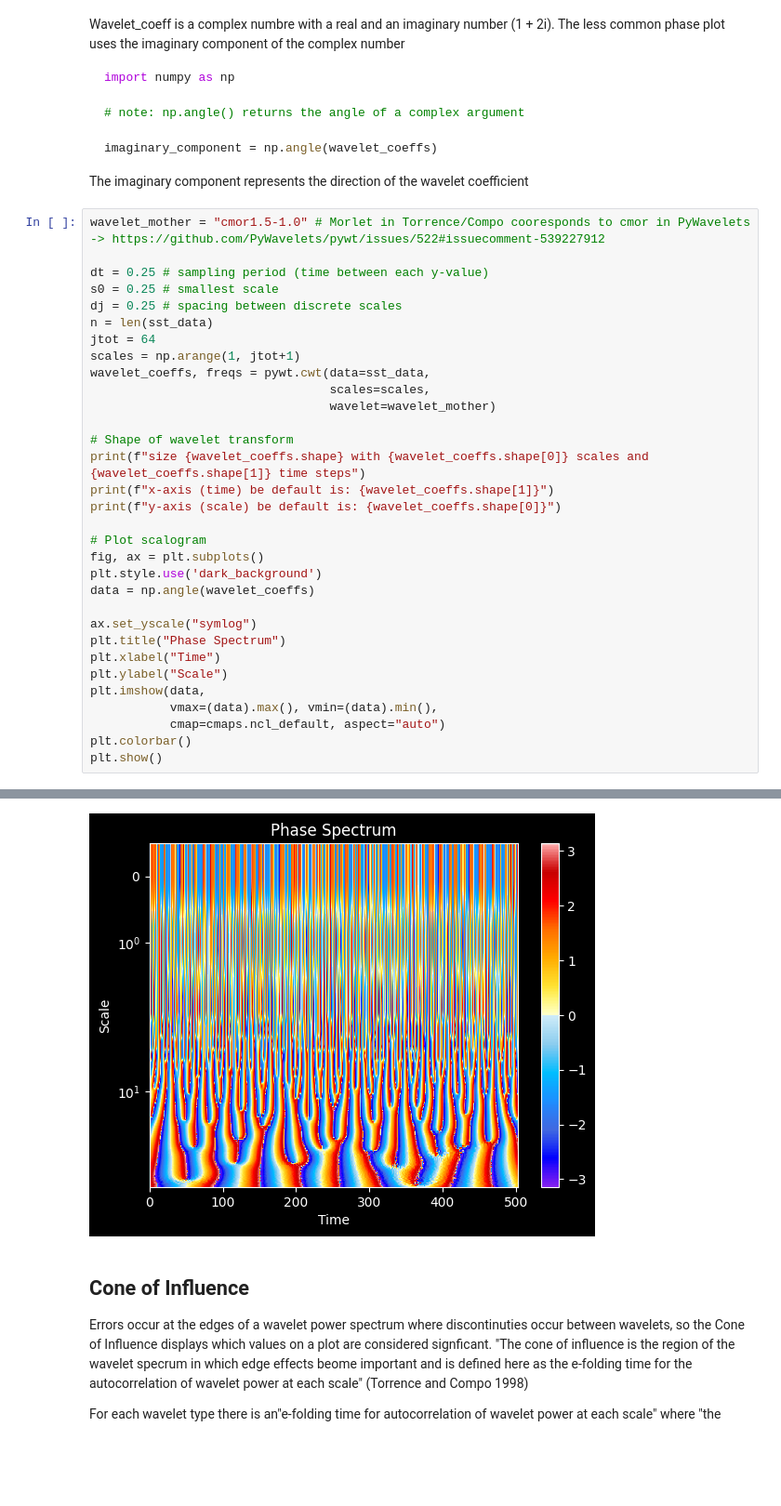
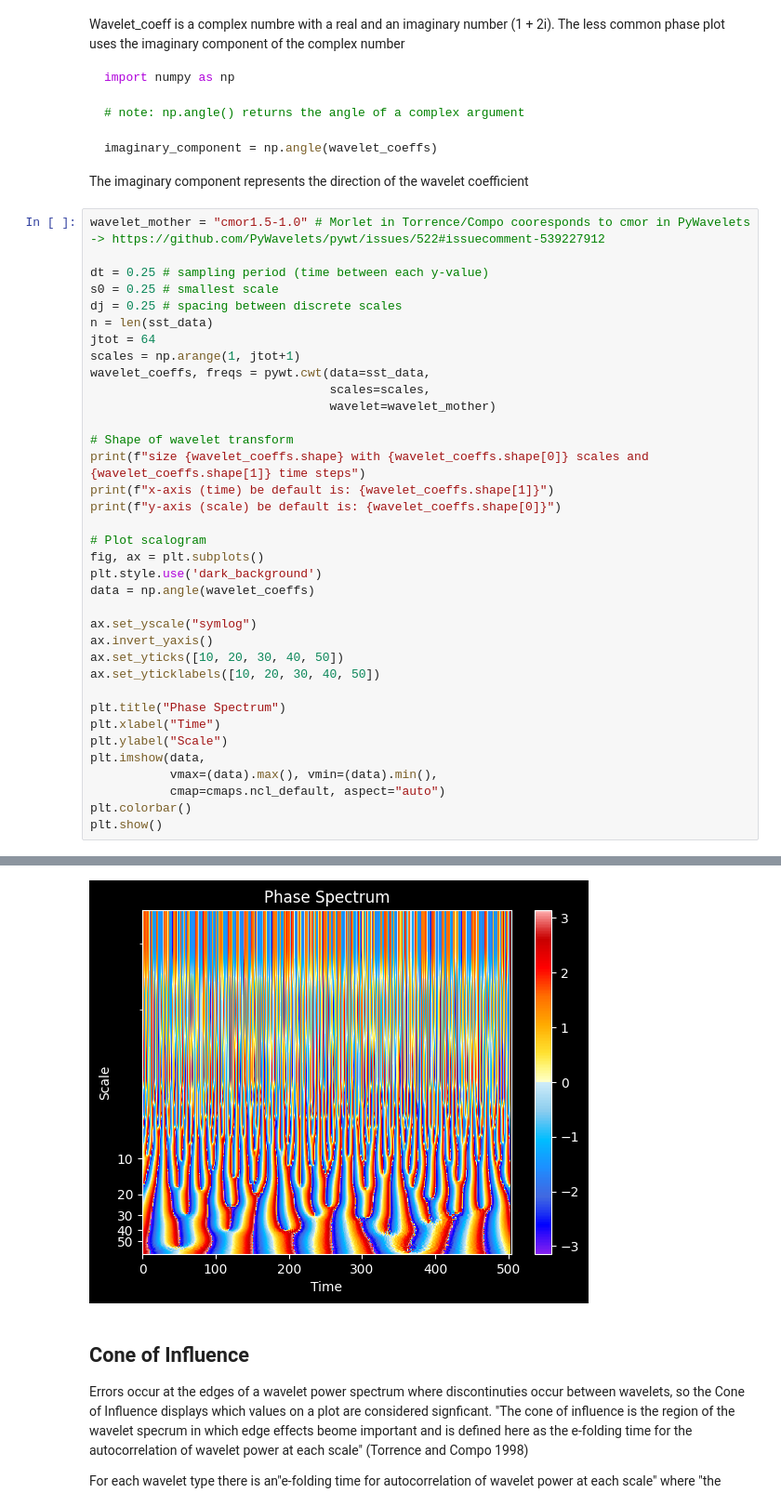
Before and after one commit to cyschneck/wavelet-tutorial, a Jupyter notebook: wavelet_nino.ipynb, the cells around one changed output, grey strips where cells are left out. Shown: that part at 93% size. Cells and saved outputs as stored; diff of their text form; blank space fills up the shorter version.

```diff
--- a/wavelet_nino.ipynb
+++ b/wavelet_nino.ipynb
@@ -128,34 +137,38 @@ dj = 0.25 # spacing between discrete scales
 n = len(sst_data)
 jtot = 64
 scales = np.arange(1, jtot+1)
 wavelet_coeffs, freqs = pywt.cwt(data=sst_data,
                                  scales=scales,
                                  wavelet=wavelet_mother)
 
 # Shape of wavelet transform
 print(f"size {wavelet_coeffs.shape} with {wavelet_coeffs.shape[0]} scales and {wavelet_coeffs.shape[1]} time steps")
 print(f"x-axis (time) be default is: {wavelet_coeffs.shape[1]}")
 print(f"y-axis (scale) be default is: {wavelet_coeffs.shape[0]}")
 
 # Plot scalogram
 fig, ax = plt.subplots()
 plt.style.use('dark_background')
 data = np.angle(wavelet_coeffs)
 
 ax.set_yscale("symlog")
+ax.invert_yaxis()
+ax.set_yticks([10, 20, 30, 40, 50])
+ax.set_yticklabels([10, 20, 30, 40, 50])
+
 plt.title("Phase Spectrum")
 plt.xlabel("Time")
 plt.ylabel("Scale")
 plt.imshow(data,
            vmax=(data).max(), vmin=(data).min(),
            cmap=cmaps.ncl_default, aspect="auto")
 plt.colorbar()
 plt.show()
 # %% [output]
 size (64, 504) with 64 scales and 504 time steps
 x-axis (time) be default is: 504
 y-axis (scale) be default is: 64
-[figure, old version]
+[figure, new version]
 # %% [markdown]
 ## Cone of Influence
 
```
Also changed, not shown: parts of 4 cells of this notebook, 3 other files.
